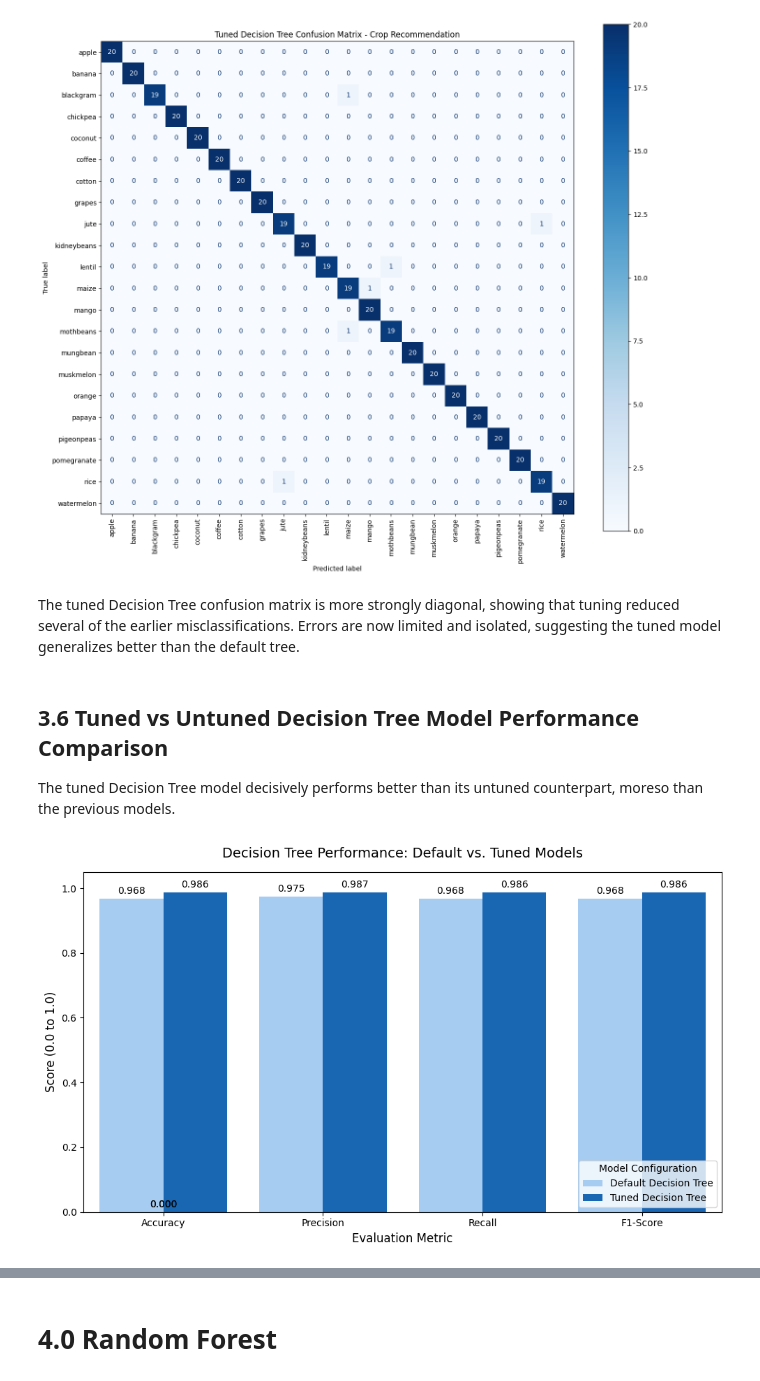
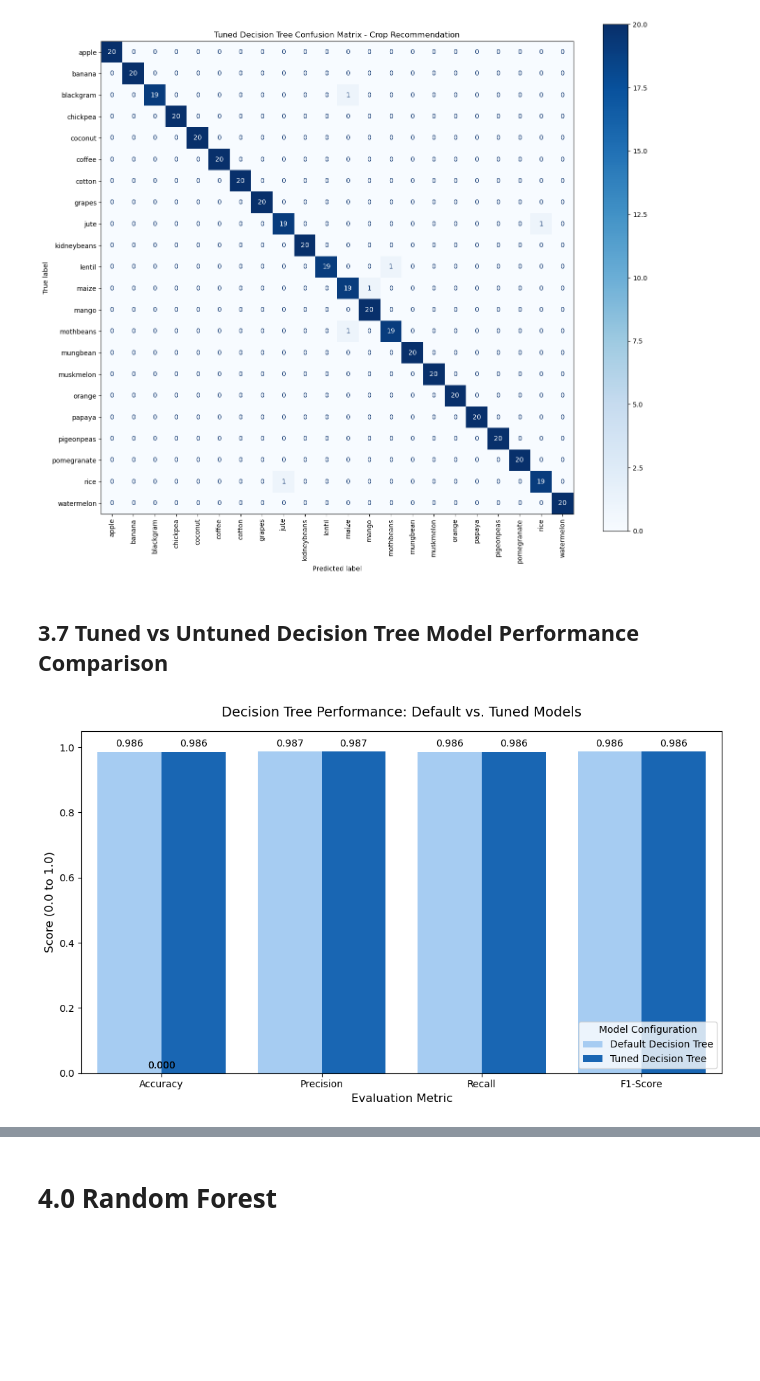
Before and after one commit to margarida-passos-cunha/machine-learning-project-group-e, a Jupyter notebook: notebooks/03_modelling_improved.ipynb, the cells around one changed output, grey strips where cells are left out. Drawn from its saved outputs; the diff is of its cells as text; code cells hidden in the pictures; blank space fills up the shorter version.

Commit message:
Update to default params in decision tree and random forest along with explanations

```diff
--- a/notebooks/03_modelling_improved.ipynb
+++ b/notebooks/03_modelling_improved.ipynb
@@ -646,5 +649,7 @@ X_train, X_test, y_train, y_test = train_test_split(
 # %%
-# We set max_depth to prevent the tree from growing too complex and overfitting
-tree_model = DecisionTreeClassifier(criterion='gini', max_depth=10, random_state=42)
-tree_model.fit(X_train, y_train)
+# Decision tree without the max_depth. In scikit-learn the default value of max_depth is None.
+# Initialize the truly default, untuned Decision Tree
+# By not specifying max_depth, it automatically defaults to None
+fully_untuned_dt = DecisionTreeClassifier(random_state=42)
+fully_untuned_dt.fit(X_train, y_train)
 # %% [output]
@@ -652,10 +657,11 @@ DecisionTreeClassifier(max_depth=10, random_state=42)
 # %% [markdown]
 ## 3.3 Prediction and Evaluation
 # %%
-y_pred_tree_untuned = tree_model.predict(X_test)
+# Predict and evaluate
+y_pred_tree_untuned = fully_untuned_dt.predict(X_test)
 
-decision_tree_accuracy = accuracy_score(y_test, y_pred_tree_untuned)
-print(f"Accuracy: {decision_tree_accuracy * 100:.4f}%\n")
+accuracy = accuracy_score(y_test, y_pred_tree_untuned)
+print(f"Accuracy of Fully Untuned Decision Tree: {accuracy * 100:.4f}%\n")
 
 print("Classification Report:")
 print(classification_report(y_test, y_pred_tree_untuned))
@@ -809,12 +820,17 @@ plt.tight_layout()
 plt.show()
 # %% [output]
 [figure]
-# %% [markdown]
-The tuned Decision Tree confusion matrix is more strongly diagonal, showing that tuning reduced several of the earlier misclassifications. Errors are now limited and isolated, suggesting the tuned model generalizes better than the default tree.
 # %% [markdown]
-## 3.6 Tuned vs Untuned Decision Tree Model Performance Comparison
-The tuned Decision Tree model decisively performs better than its untuned counterpart, moreso than the previous models.
+## 3.7 Tuned vs Untuned Decision Tree Model Performance Comparison
 # %%
+def get_metrics(y_true, y_pred):
+    return [
+        accuracy_score(y_true, y_pred),
+        precision_score(y_true, y_pred, average='macro', zero_division=0),
+        recall_score(y_true, y_pred, average='macro', zero_division=0),
+        f1_score(y_true, y_pred, average='macro', zero_division=0)
+    ]
+
 # Calculate metrics for both Decision Tree versions
 metrics_default_dt = get_metrics(y_test, y_pred_tree_untuned)
 metrics_tuned_dt = get_metrics(y_test, y_pred_best_dt)
@@ -831,32 +847,32 @@ plot_df_dt = pd.DataFrame({
 # --- STEP 5: Plot the Bar Chart Comparison ---
 plt.figure(figsize=(10, 6))
 
 # Using a blue color palette to match your original Decision Tree heatmap
 sns.barplot(
     data=plot_df_dt,
     x='Metric',
     y='Score',
     hue='Model',
     palette=['#99CCFF', '#0066CC'] # Light blue for default, dark blue for tuned
 )
 
 plt.title('Decision Tree Performance: Default vs. Tuned Models', fontsize=14, pad=15)
 plt.ylabel('Score (0.0 to 1.0)', fontsize=12)
 plt.xlabel('Evaluation Metric', fontsize=12)
 plt.ylim(0.0, 1.05)
 plt.legend(title='Model Configuration', loc='lower right')
 
 # Add the exact decimal numbers on top of the bars
 for p in plt.gca().patches:
     plt.gca().annotate(f'{p.get_height():.3f}',
                        (p.get_x() + p.get_width() / 2., p.get_height()),
                        ha='center', va='center',
                        xytext=(0, 8),
                        textcoords='offset points',
                        fontsize=10)
 
 plt.tight_layout()
 plt.show()
 # %% [output]
-[figure, old version]
+[figure, new version]
 # %% [markdown]
```
Also changed, not shown: parts of 35 cells of this notebook.
